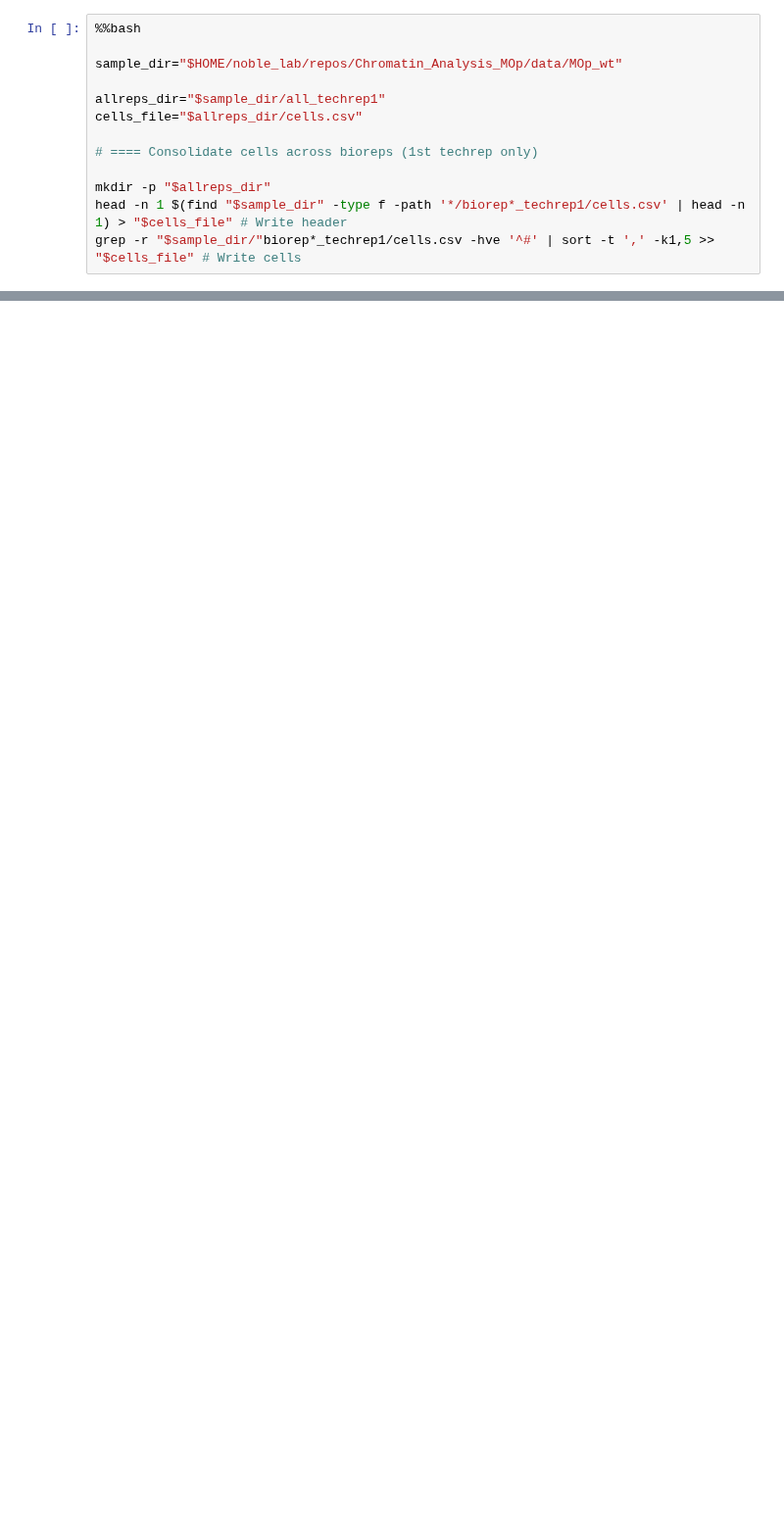
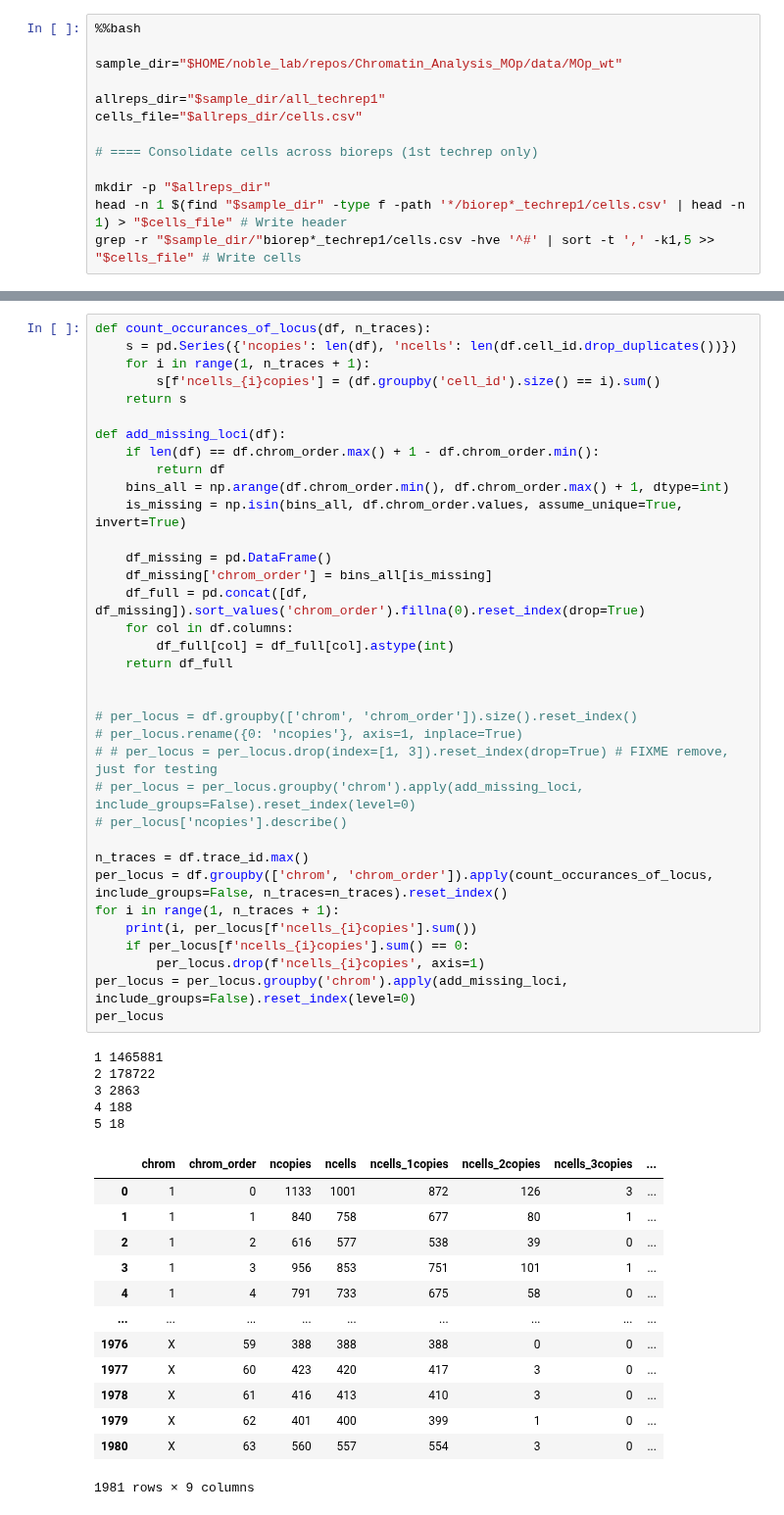
Before and after one commit to gesinecauer/Chromatin_Analysis_MOp, a Jupyter notebook: jupyter/parse_dna_merfish.ipynb, the cells around one changed output, grey strips where cells are left out. Shown at 98% size. Drawn from its saved outputs; the diff is of its cells as text; blank space fills up the shorter version.

```diff
--- a/jupyter/parse_dna_merfish.ipynb
+++ b/jupyter/parse_dna_merfish.ipynb
@@ -407,0 +575,54 @@ awk -F ',' -v rep_id="$rep_id" '{ if (($1 == rep_id) || ($1 ~ /rep_id/)){ print
+# %%
+def count_occurances_of_locus(df, n_traces):
+    s = pd.Series({'ncopies': len(df), 'ncells': len(df.cell_id.drop_duplicates())})
+    for i in range(1, n_traces + 1):
+        s[f'ncells_{i}copies'] = (df.groupby('cell_id').size() == i).sum()
+    return s
+
+def add_missing_loci(df):
+    if len(df) == df.chrom_order.max() + 1 - df.chrom_order.min():
+        return df
+    bins_all = np.arange(df.chrom_order.min(), df.chrom_order.max() + 1, dtype=int)
+    is_missing = np.isin(bins_all, df.chrom_order.values, assume_unique=True, invert=True)
+
+    df_missing = pd.DataFrame()
+    df_missing['chrom_order'] = bins_all[is_missing]
+    df_full = pd.concat([df, df_missing]).sort_values('chrom_order').fillna(0).reset_index(drop=True)
+    for col in df.columns:
+        df_full[col] = df_full[col].astype(int)
+    return df_full
+
+
+# per_locus = df.groupby(['chrom', 'chrom_order']).size().reset_index()
+# per_locus.rename({0: 'ncopies'}, axis=1, inplace=True)
+# # per_locus = per_locus.drop(index=[1, 3]).reset_index(drop=True) # FIXME remove, just for testing
+# per_locus = per_locus.groupby('chrom').apply(add_missing_loci, include_groups=False).reset_index(level=0)
+# per_locus['ncopies'].describe()
+
+n_traces = df.trace_id.max()
+per_locus = df.groupby(['chrom', 'chrom_order']).apply(count_occurances_of_locus, include_groups=False, n_traces=n_traces).reset_index()
+for i in range(1, n_traces + 1):
+    print(i, per_locus[f'ncells_{i}copies'].sum())
+    if per_locus[f'ncells_{i}copies'].sum() == 0:
+        per_locus.drop(f'ncells_{i}copies', axis=1)
+per_locus = per_locus.groupby('chrom').apply(add_missing_loci, include_groups=False).reset_index(level=0)
+per_locus
+# %% [output]
+1 1465881
+2 178722
+3 2863
+4 188
+5 18
+|  | chrom | chrom_order | ncopies | ncells | ncells_1copies | ncells_2copies | ncells_3copies | ... |
+| 0 | 1 | 0 | 1133 | 1001 | 872 | 126 | 3 | ... |
+| 1 | 1 | 1 | 840 | 758 | 677 | 80 | 1 | ... |
+| 2 | 1 | 2 | 616 | 577 | 538 | 39 | 0 | ... |
+| 3 | 1 | 3 | 956 | 853 | 751 | 101 | 1 | ... |
+| 4 | 1 | 4 | 791 | 733 | 675 | 58 | 0 | ... |
+| ... | ... | ... | ... | ... | ... | ... | ... | ... |
+| 1976 | X | 59 | 388 | 388 | 388 | 0 | 0 | ... |
+| 1977 | X | 60 | 423 | 420 | 417 | 3 | 0 | ... |
+| 1978 | X | 61 | 416 | 413 | 410 | 3 | 0 | ... |
+| 1979 | X | 62 | 401 | 400 | 399 | 1 | 0 | ... |
+| 1980 | X | 63 | 560 | 557 | 554 | 3 | 0 | ... |
+1981 rows × 9 columns
```
Also changed, not shown: parts of 15 cells of this notebook.
